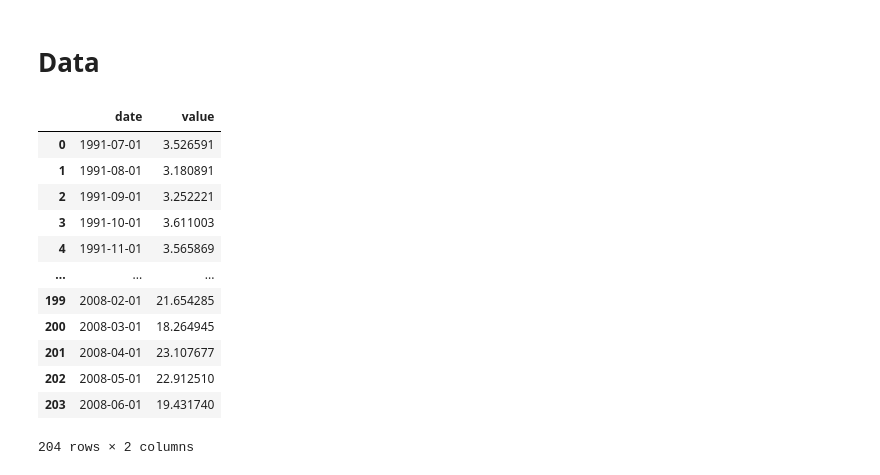
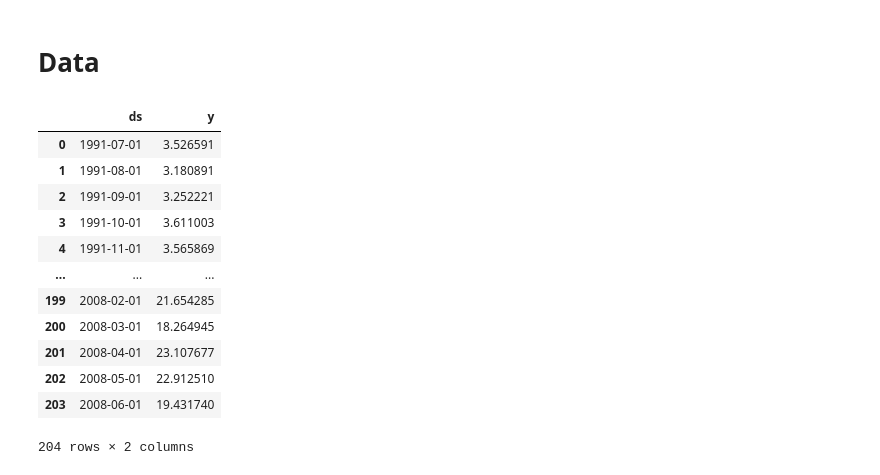
Before and after one commit to AaronNHorvitz/WanderingGoose, a Jupyter notebook: Sandbox/Time Series EDA.ipynb, the cells around one changed output. Saved outputs shown, nothing was run; the diff lists cells and outputs as text; code cells hidden in the pictures.

```diff
--- a/Sandbox/Time Series EDA.ipynb
+++ b/Sandbox/Time Series EDA.ipynb
@@ -7,9 +13,10 @@ import datetime as dt
 # Data
 # %%
 df = pd.read_csv('https://raw.githubusercontent.com/selva86/datasets/master/a10.csv', parse_dates=['date'])
+df = df.rename(columns={'date':'ds','value':'y'})
 df
 # %% [output]
-|  | date | value |
+|  | ds | y |
 | 0 | 1991-07-01 | 3.526591 |
 | 1 | 1991-08-01 | 3.180891 |
 | 2 | 1991-09-01 | 3.252221 |
```
Also changed, not shown: parts of 22 cells of this notebook, 1 other file.
